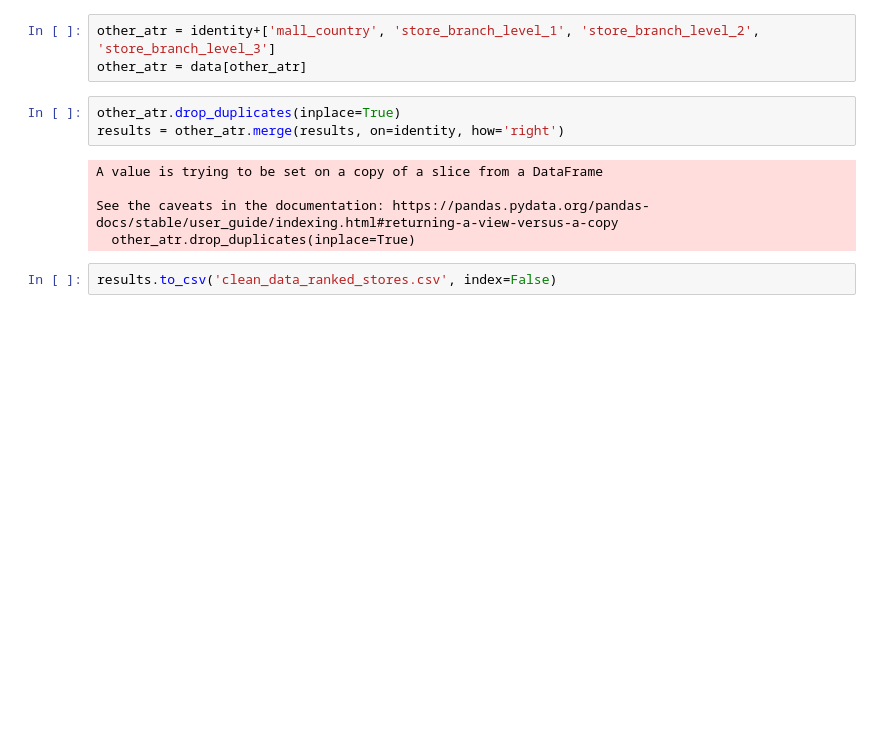
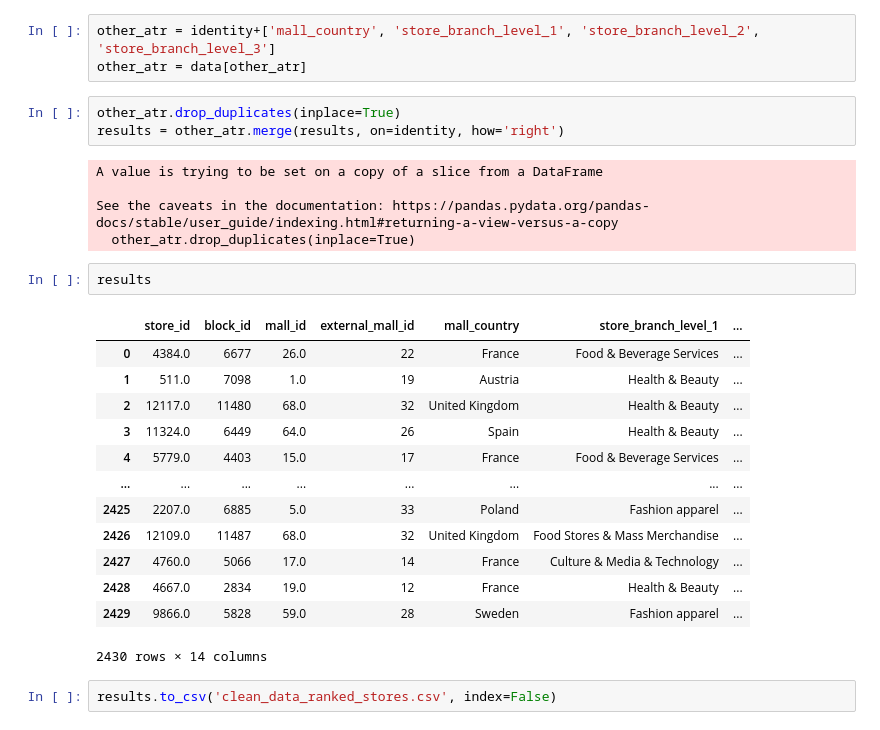
Before and after one commit to JokyHub/Data-Challenge-URW-HEC, a Jupyter notebook: notebooks/performance.ipynb, the cells around one changed output. Saved outputs shown, nothing was run; the diff lists cells and outputs as text; blank space fills up the shorter version.

```diff
--- a/notebooks/performance.ipynb
+++ b/notebooks/performance.ipynb
@@ -702,5 +702,21 @@ A value is trying to be set on a copy of a slice from a DataFrame
 
 See the caveats in the documentation: https://pandas.pydata.org/pandas-docs/stable/user_guide/indexing.html#returning-a-view-versus-a-copy
   other_atr.drop_duplicates(inplace=True)
+# %%
+results
+# %% [output]
+|  | store_id | block_id | mall_id | external_mall_id | mall_country | store_branch_level_1 | ... |
+| 0 | 4384.0 | 6677 | 26.0 | 22 | France | Food & Beverage Services | ... |
+| 1 | 511.0 | 7098 | 1.0 | 19 | Austria | Health & Beauty | ... |
+| 2 | 12117.0 | 11480 | 68.0 | 32 | United Kingdom | Health & Beauty | ... |
+| 3 | 11324.0 | 6449 | 64.0 | 26 | Spain | Health & Beauty | ... |
+| 4 | 5779.0 | 4403 | 15.0 | 17 | France | Food & Beverage Services | ... |
+| ... | ... | ... | ... | ... | ... | ... | ... |
+| 2425 | 2207.0 | 6885 | 5.0 | 33 | Poland | Fashion apparel | ... |
+| 2426 | 12109.0 | 11487 | 68.0 | 32 | United Kingdom | Food Stores & Mass Merchandise | ... |
+| 2427 | 4760.0 | 5066 | 17.0 | 14 | France | Culture & Media & Technology | ... |
+| 2428 | 4667.0 | 2834 | 19.0 | 12 | France | Health & Beauty | ... |
+| 2429 | 9866.0 | 5828 | 59.0 | 28 | Sweden | Fashion apparel | ... |
+2430 rows × 14 columns
 # %%
 results.to_csv('clean_data_ranked_stores.csv', index=False)
```
Also changed, not shown: 3 other files.
